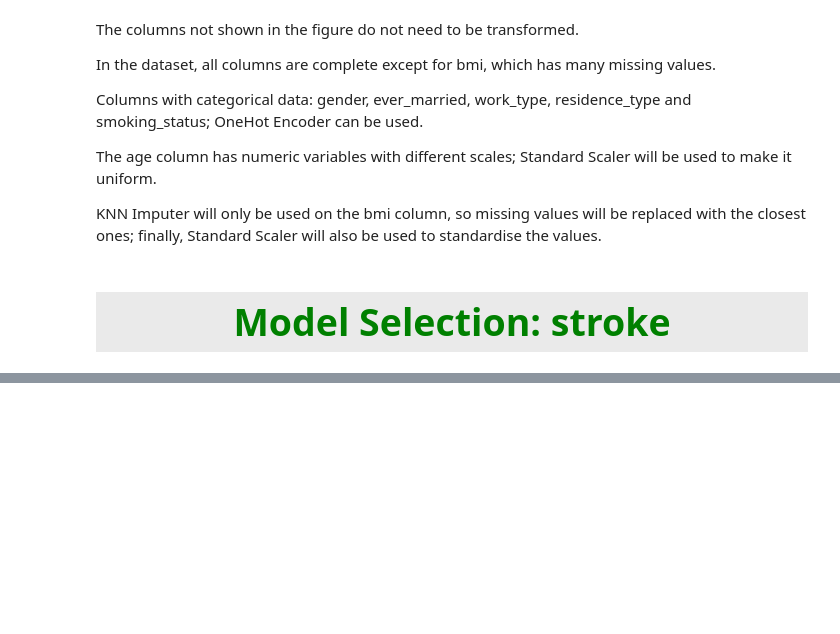
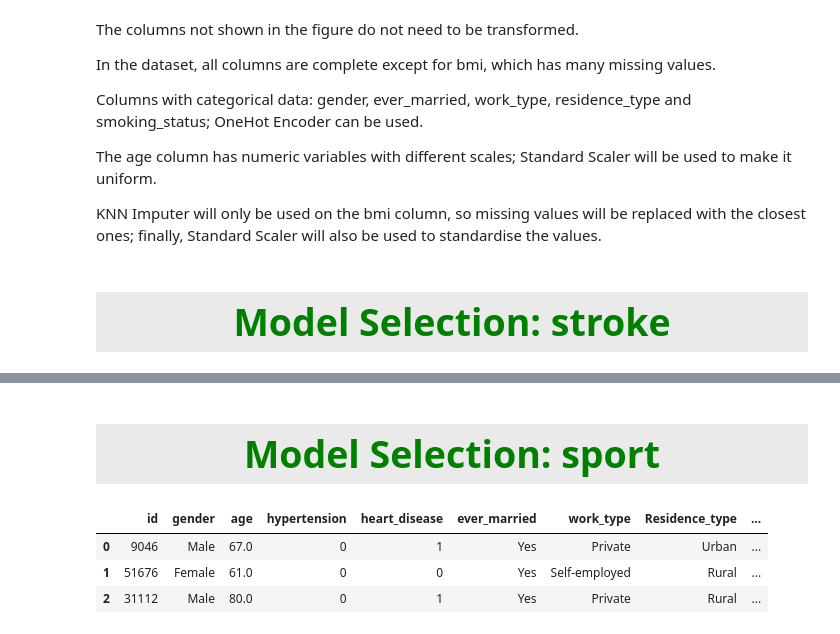
Before and after one commit to Laura1385/ml_stroke, a Jupyter notebook: main.ipynb, the cells around one changed output, grey strips where cells are left out. Drawn from its saved outputs; the diff is of its cells as text; code cells hidden in the pictures; blank space fills up the shorter version.

```diff
--- a/main.ipynb
+++ b/main.ipynb
@@ -686,0 +493,15 @@ df_stroke.work_type = df_stroke.work_type.replace({'Private':0,'Self-employed':1
+# %% [markdown]
+<a id = '4.1'></a>
+<h1 style="background-color:#eaeaea;font-family:Calibri;color:Green ;font-size:250%;text-align:center;border-radius: 50px;padding:10px 30px">Model Selection: sport</h1>
+# %%
+#loading data
+df_stroke_s = pd.read_csv('healthcare-dataset-stroke-data.csv', delimiter = ',')
+# %%
+#new cloumn
+df_stroke_s['sport'] = df_stroke_s.apply(ut.sport, axis=1).astype('int64')
+df_stroke_s.head(3)
+# %% [output]
+|  | id | gender | age | hypertension | heart_disease | ever_married | work_type | Residence_type | ... |
+| 0 | 9046 | Male | 67.0 | 0 | 1 | Yes | Private | Urban | ... |
+| 1 | 51676 | Female | 61.0 | 0 | 0 | Yes | Self-employed | Rural | ... |
+| 2 | 31112 | Male | 80.0 | 0 | 1 | Yes | Private | Rural | ... |
```
Also changed, not shown: parts of 83 cells of this notebook, 1 other file.
